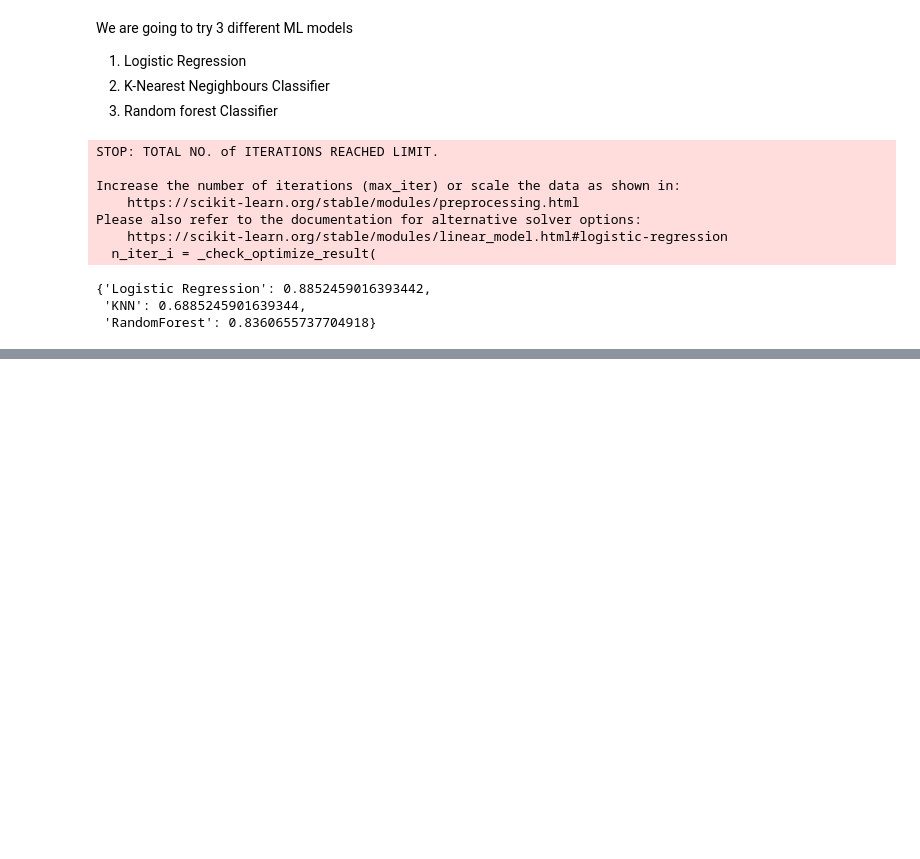
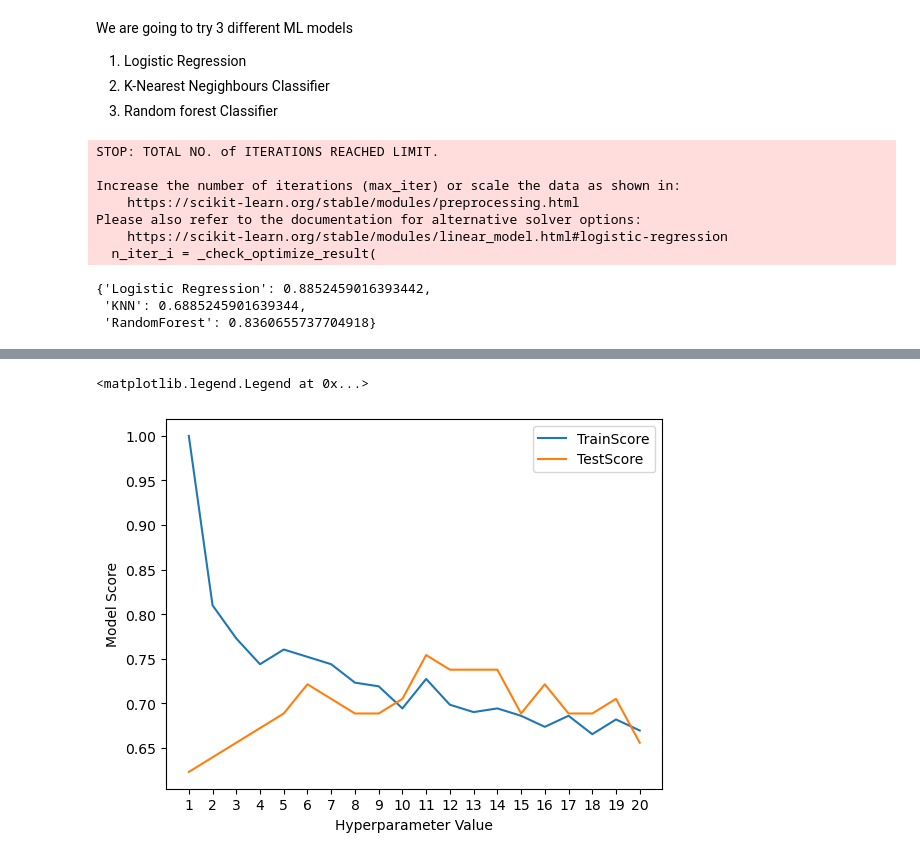
Before and after one commit to abdullahsultan/ML_Understanding, a Jupyter notebook: EndToEndHeartDiseaseClassification.ipynb, the cells around one changed output, grey strips where cells are left out. Cells and saved outputs as stored; diff of their text form; code cells hidden in the pictures; blank space fills up the shorter version.

```diff
--- a/EndToEndHeartDiseaseClassification.ipynb
+++ b/EndToEndHeartDiseaseClassification.ipynb
@@ -344,0 +363,19 @@ Please also refer to the documentation for alternative solver options:
+# %%
+train_scores = []
+test_scores = []
+
+#Create a list of different values for n_neighbours
+neighbours = range(1, 21)
+
+#Setup KNN instance
+knn = KNeighborsClassifier()
+
+# Loop through different n neighbours
+for i in neighbours:
+    knn.set_params(n_neighbors=i)
+    #Fit the algo
+    knn.fit(X_train, Y_train)
+    #Update training scores list
+    train_scores.append(knn.score(X_train, Y_train))
+    #Update the test score list
+    test_scores.append(knn.score(X_test, Y_test))
@@ -344,0 +428,10 @@ Please also refer to the documentation for alternative solver options:
+# %%
+plt.plot(neighbours, train_scores, label="TrainScore")
+plt.plot(neighbours, test_scores, label="TestScore")
+plt.xticks(range(1,21,1))
+plt.xlabel("Hyperparameter Value")
+plt.ylabel("Model Score")
+plt.legend()
+# %% [output]
+<matplotlib.legend.Legend at 0x...>
+[figure, added]
```
Also changed, not shown: parts of 8 cells of this notebook.
